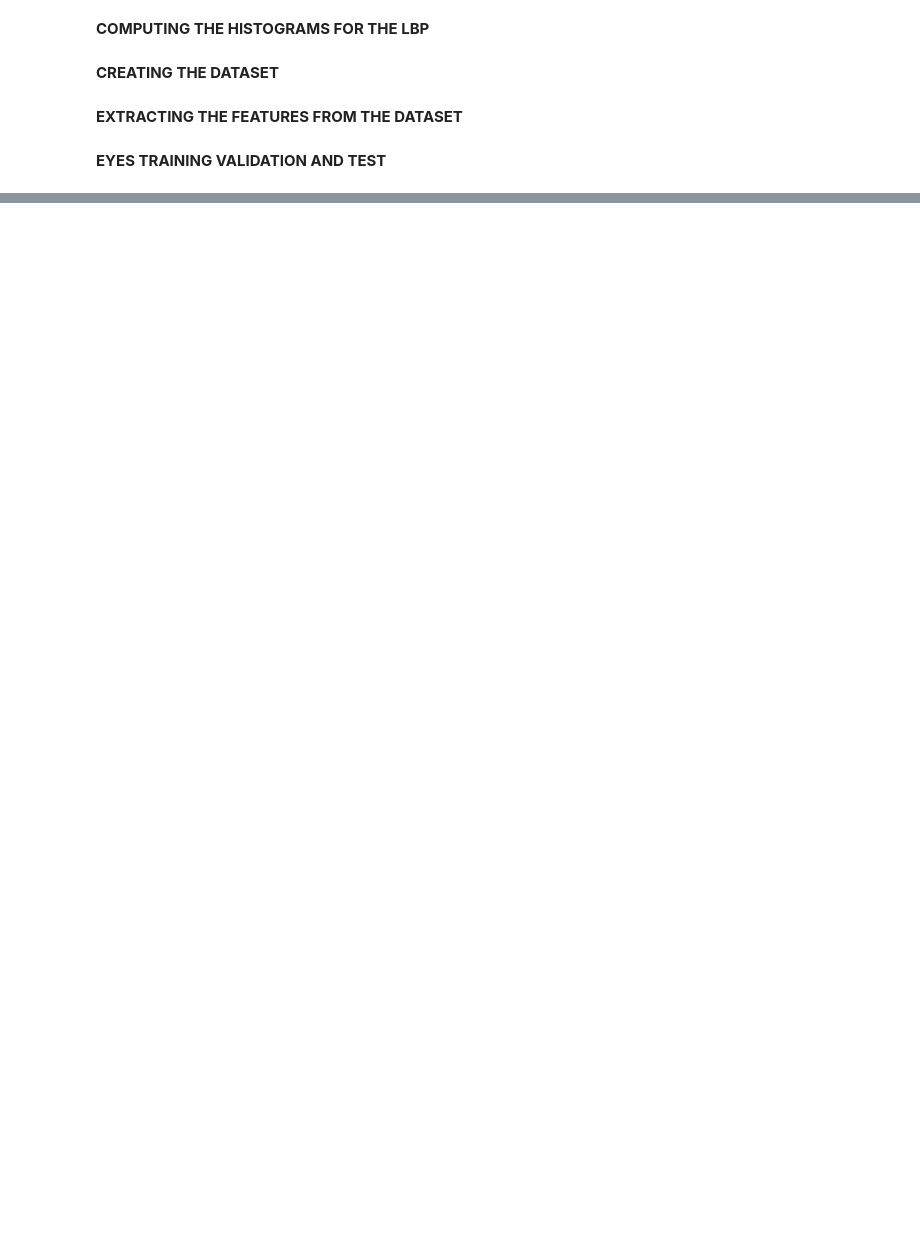
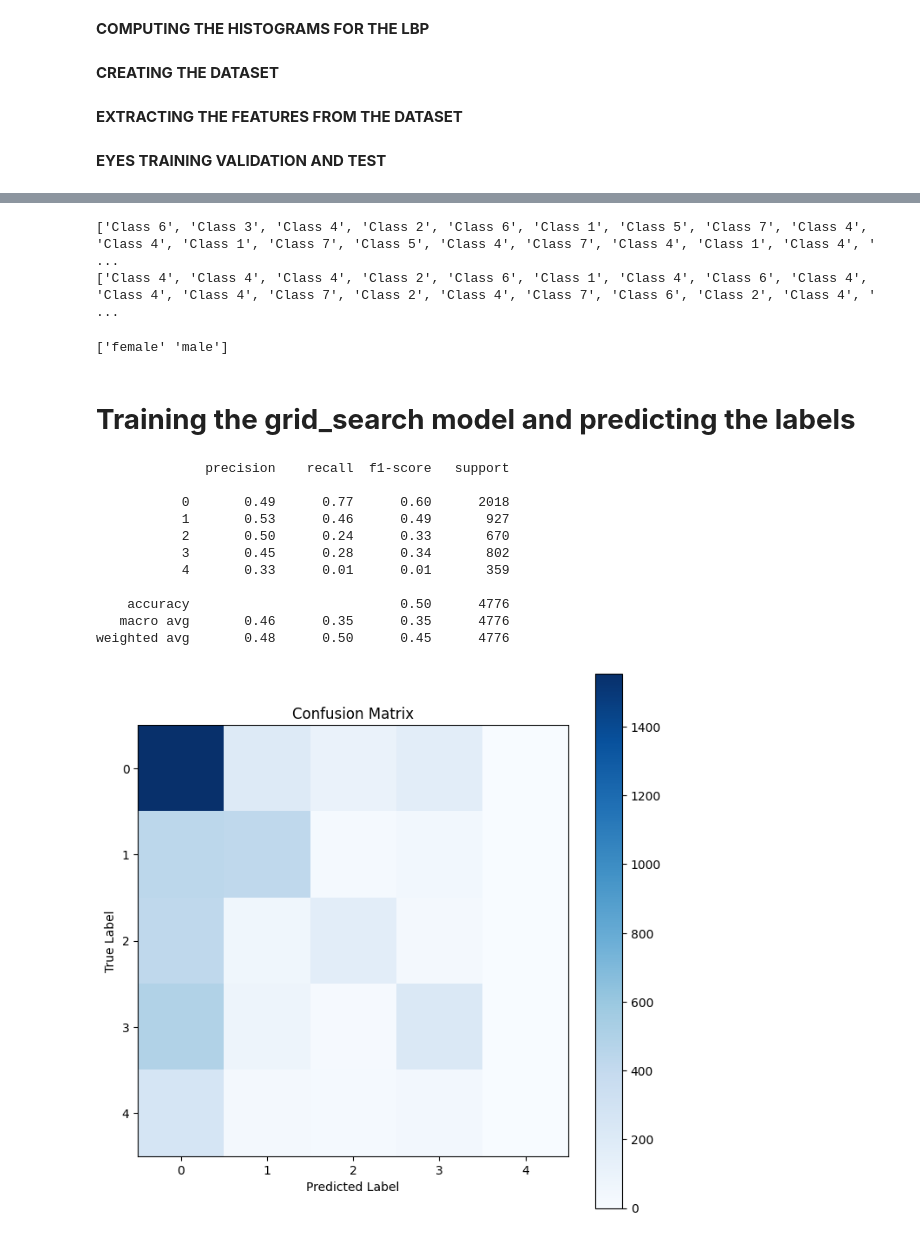
Before and after one commit to ValentinaEmili/Biometric-Systems---Ethnicity-recognition, a Jupyter notebook: LightGBM_BS.ipynb, the cells around one changed output, grey strips where cells are left out. Saved outputs shown, nothing was run; the diff lists cells and outputs as text; code cells hidden in the pictures; blank space fills up the shorter version.

```diff
--- a/LightGBM_BS.ipynb
+++ b/LightGBM_BS.ipynb
@@ -144,7 +169,7 @@ Cartella 'mouth':
 # %% [markdown]
 **COMPUTING THE HISTOGRAMS FOR THE LBP**
 # %%
-def calculate_lbp(image, R=1, P=8):
+def calculate_lbp(image, R=2, P=7):
     # Convert to grayscale if necessary
     if len(image.shape) == 3:
         gray = cv2.cvtColor(image, cv2.COLOR_BGR2GRAY)
@@ -152,7 +177,7 @@ def calculate_lbp(image, R=1, P=8):
         gray = image
 
     # Apply LBP operator
-    lbp = local_binary_pattern(gray, P=8, R=1, method='uniform')
+    lbp = local_binary_pattern(gray, P=8, R=3, method='uniform')
     #lbp = cv2.LBP(gray, neighbors, radius)
 
     # Calculate histogram
@@ -161,7 +186,6 @@ def calculate_lbp(image, R=1, P=8):
     # Normalize histogram
     hist = hist.astype("float")
     hist /= hist.sum() + 1e-7
-
     return hist
 # %% [markdown]
 **CREATING THE DATASET**
@@ -610,0 +578,48 @@ weighted avg       0.39      0.43      0.36      4776
+# %%
+print(y_test_classes)
+print(y_pred_classes)
+# %% [output]
+['Class 6', 'Class 3', 'Class 4', 'Class 2', 'Class 6', 'Class 1', 'Class 5', 'Class 7', 'Class 4', 'Class 4', 'Class 1', 'Class 7', 'Class 5', 'Class 4', 'Class 7', 'Class 4', 'Class 1', 'Class 4', ' ...
+['Class 4', 'Class 4', 'Class 4', 'Class 2', 'Class 6', 'Class 1', 'Class 4', 'Class 6', 'Class 4', 'Class 4', 'Class 4', 'Class 7', 'Class 2', 'Class 4', 'Class 7', 'Class 6', 'Class 2', 'Class 4', ' ...
+# %%
+print(np.unique(y_resampled))
+# %% [output]
+['female' 'male']
+# %% [markdown]
+# **Training the grid_search model and predicting the labels**
+# %%
+
+y_pred=grid_search.predict(X_test)
+# Predict on the test data
+# y_pred = best_model.predict(X_test)
+# Predict probabilities on the test data
+# print(y_pred)
+# y_pred_classes = y_pred.argmax(axis=1)
+# print(y_pred_classes.shape)
+
+# Evaluate the model
+print(classification_report(y_test, y_pred))
+
+# Confusion Matrix
+cm = confusion_matrix(y_test, y_pred)
+plt.figure(figsize=(8, 8))
+#sns.heatmap(confusion_matrix, annot=True, fmt='d', cmap='Blues', xticklabels=np.unique(y_test), yticklabels=np.unique(y_test))
+plt.imshow(cm, interpolation='nearest', cmap=plt.cm.Blues)
+plt.title('Confusion Matrix')
+plt.colorbar()
+plt.xlabel('Predicted Label')
+plt.ylabel('True Label')
+plt.show()
+# %% [output]
+              precision    recall  f1-score   support
+
+           0       0.49      0.77      0.60      2018
+           1       0.53      0.46      0.49       927
+           2       0.50      0.24      0.33       670
+           3       0.45      0.28      0.34       802
+           4       0.33      0.01      0.01       359
+
+    accuracy                           0.50      4776
+   macro avg       0.46      0.35      0.35      4776
+weighted avg       0.48      0.50      0.45      4776
+[figure, added]
```
Also changed, not shown: parts of 81 cells of this notebook.
